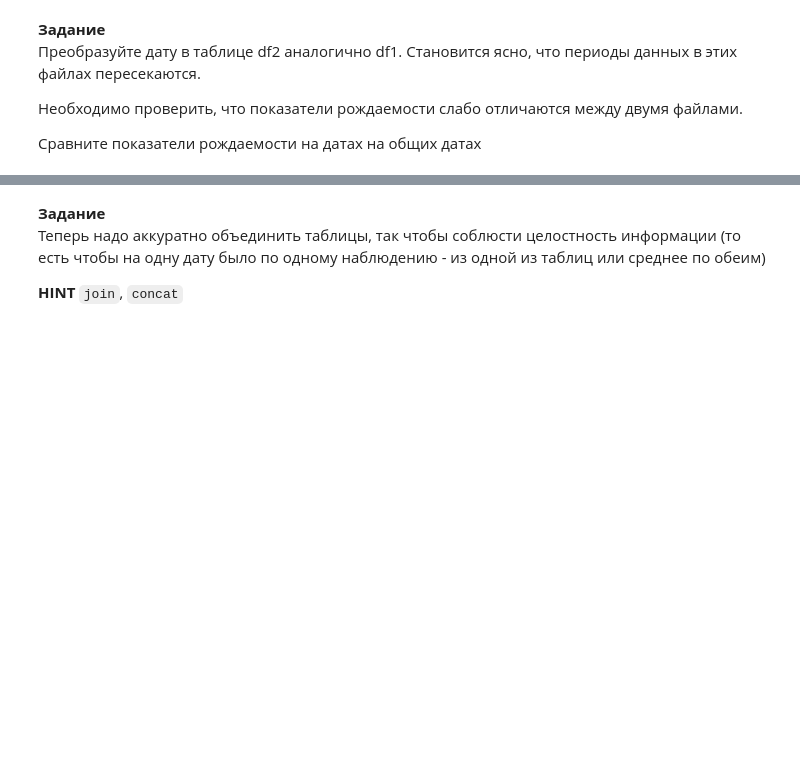
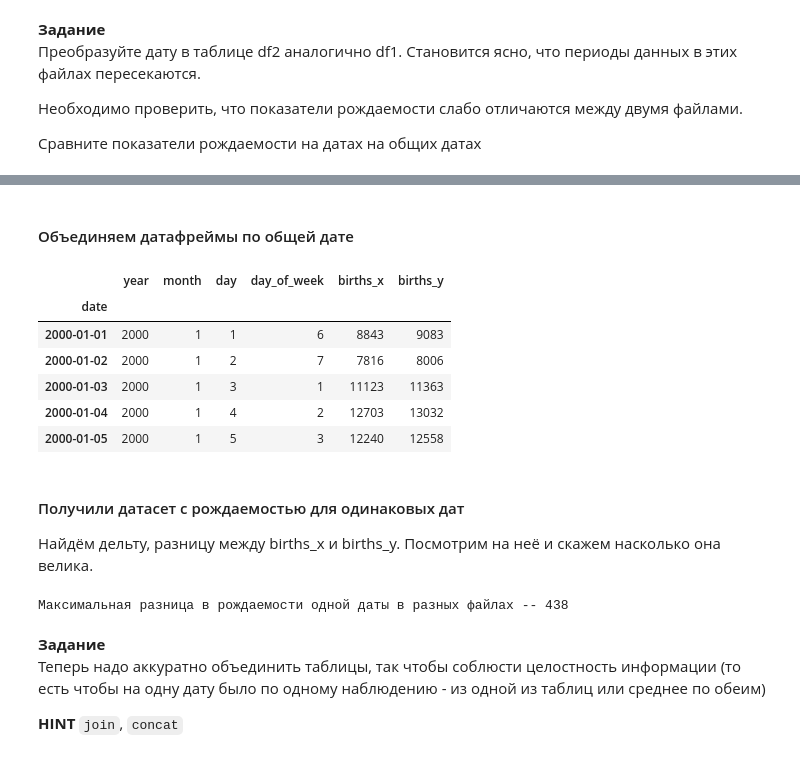
Before and after one commit to Sinopsys/data-analysis-pi, a Jupyter notebook: homeworks/1/seminar1-pandas.ipynb, the cells around one changed output, grey strips where cells are left out. Cells and saved outputs as stored; diff of their text form; code cells hidden in the pictures; blank space fills up the shorter version.

```diff
--- a/homeworks/1/seminar1-pandas.ipynb
+++ b/homeworks/1/seminar1-pandas.ipynb
@@ -289,0 +609,6 @@ df1.births.plot(label=u'Исходный ряд')
+# %%
+df2 = df2.rename(columns={'date_of_month': 'day'})
+
+df2.loc[:, 'date'] = pd.to_datetime(df2.loc[:, ['year', 'month', 'day']])
+df2 = df2.set_index('date')
+df2.head()
@@ -290,3 +623,33 @@ df1.births.plot(label=u'Исходный ряд')
+# %% [markdown]
+#### Объединяем датафреймы по общей дате
+# %%
+df1.reset_index(inplace=True)
+df2.reset_index(inplace=True)
+# %%
+df12 = pd.merge(df1, df2, on=['date'], how='inner')
+df12 = df12.set_index('date')
+df12 = df12.drop(['year_y', 'month_y', 'day_y', 'day_of_week_y'], axis=1)
+df12 = df12.rename(columns={'year_x': 'year',
+                            'month_x': 'month',
+                            'day_x': 'day',
+                            'day_of_week_x': 'day_of_week'})
+df12.head()
+# %% [output]
+|  | year | month | day | day_of_week | births_x | births_y |
+| date |  |  |  |  |  |  |
+| 2000-01-01 | 2000 | 1 | 1 | 6 | 8843 | 9083 |
+| 2000-01-02 | 2000 | 1 | 2 | 7 | 7816 | 8006 |
+| 2000-01-03 | 2000 | 1 | 3 | 1 | 11123 | 11363 |
+| 2000-01-04 | 2000 | 1 | 4 | 2 | 12703 | 13032 |
+| 2000-01-05 | 2000 | 1 | 5 | 3 | 12240 | 12558 |
+# %% [markdown]
+#### Получили датасет с рождаемостью для одинаковых дат
+Найдём дельту, разницу между births_x и births_y. Посмотрим на неё и скажем насколько она велика.
+# %%
+df12['diff'] = np.abs(df12['births_x'] - df12['births_y'])
+print 'Максимальная разница в рождаемости одной даты в разных файлах -- %d' %np.max(df12['diff'])
+# %% [output]
+Максимальная разница в рождаемости одной даты в разных файлах -- 438
 # %% [markdown]
 **Задание**<br/>
 Теперь надо аккуратно объединить таблицы, так чтобы соблюсти целостность информации (то есть чтобы на одну дату было по одному наблюдению - из одной из таблиц или среднее по обеим)
```
Also changed, not shown: parts of 79 cells of this notebook, 4 other files.
